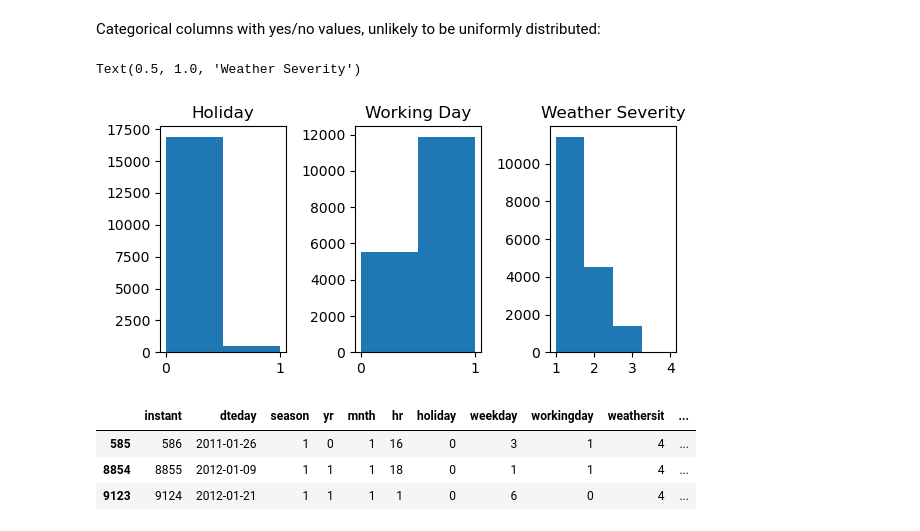
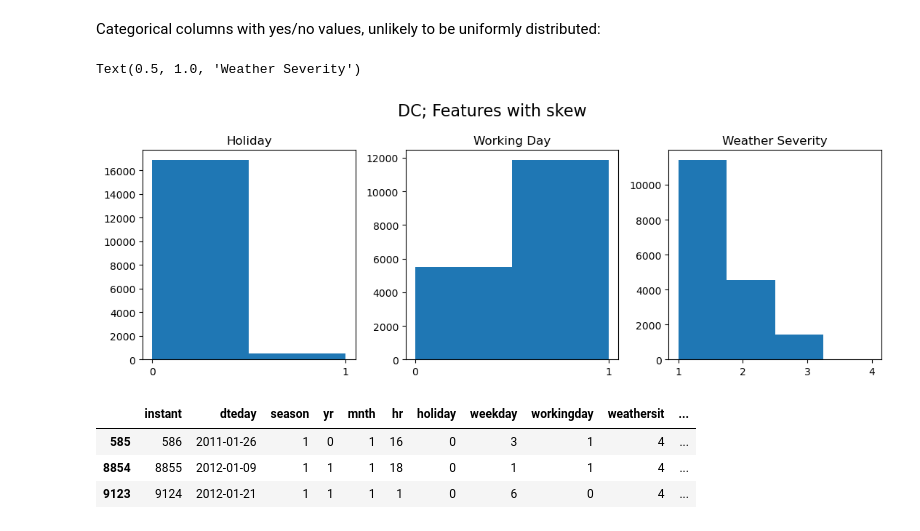
Before and after one commit to MeghanBarritt/bike-share-usage-prediction, a Jupyter notebook: notebooks/1-EDA.ipynb, the cells around one changed output. Drawn from its saved outputs; the diff is of its cells as text; code cells hidden in the pictures.

```diff
--- a/notebooks/1-EDA.ipynb
+++ b/notebooks/1-EDA.ipynb
@@ -108,27 +106,30 @@ This leads me to conclude that the missing hours are ones where no rentals occur
 # %% [markdown]
 Categorical columns with yes/no values, unlikely to be uniformly distributed:
 # %%
-plt.figure(figsize=(6,3))
+plt.figure(figsize=(11,4))
+plt.suptitle('DC; Features with skew',fontsize=16)
 plt.subplot(1,3,1)
 plt.hist(dc_hour['holiday'],bins=2)
 plt.tight_layout()
 plt.title('Holiday')
 plt.xticks(np.arange(0,2,1))
 
 plt.subplot(1,3,2)
 plt.hist(dc_hour['workingday'],bins=2)
 plt.tight_layout()
 plt.title('Working Day')
 plt.xticks(np.arange(0,2,1))
 
 plt.subplot(1,3,3)
 plt.hist(dc_hour['weathersit'],bins=4)
 plt.tight_layout()
 plt.xticks(np.arange(1,5,1))
 plt.title('Weather Severity')
+
+# plt.savefig('charts/dc_skewed.png',bbox_inches='tight')
 # %% [output]
 Text(0.5, 1.0, 'Weather Severity')
-[figure, old version]
+[figure, new version]
 # %%
 dc_hour[dc_hour['weathersit']==4]
 # %% [output]
```
Also changed, not shown: parts of 31 cells of this notebook, 13 other files.
